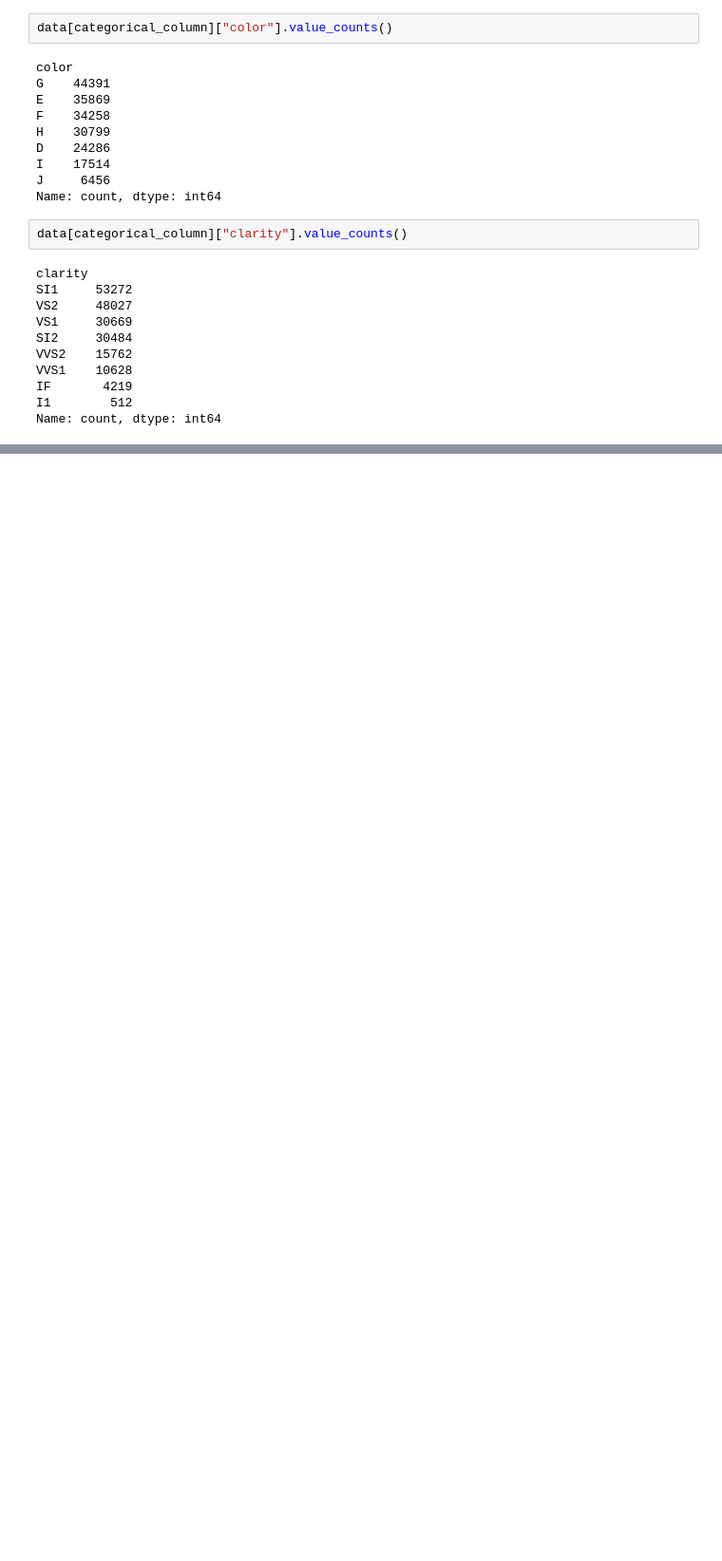
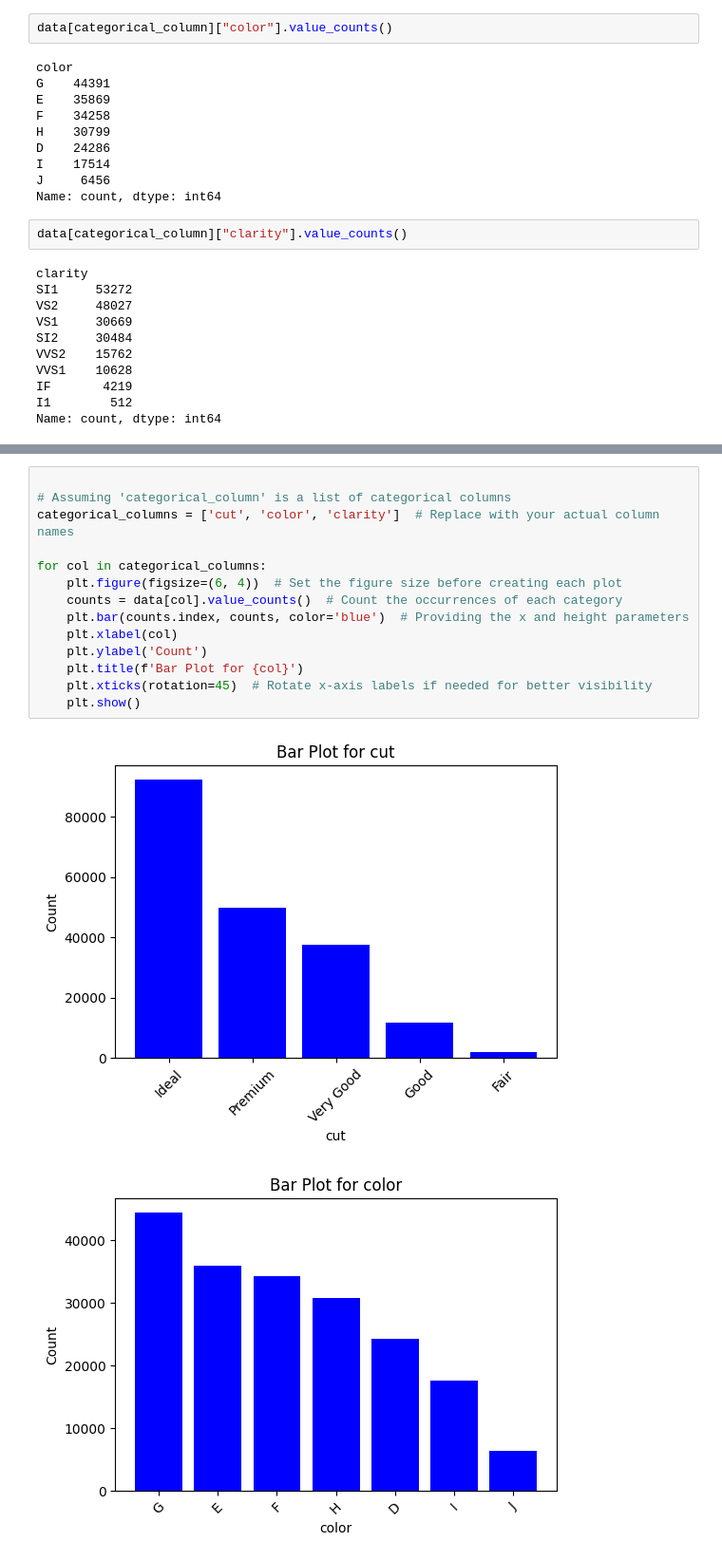
Before and after one commit to AakashJagat/DiamondPricePredictionProject, a Jupyter notebook: notebooks/research.ipynb, the cells around one changed output, grey strips where cells are left out. Shown at 95% size. Drawn from its saved outputs; the diff is of its cells as text; blank space fills up the shorter version.

```diff
--- a/notebooks/research.ipynb
+++ b/notebooks/research.ipynb
@@ -220,0 +241,17 @@ Name: count, dtype: int64
+# %%
+
+# Assuming 'categorical_column' is a list of categorical columns
+categorical_columns = ['cut', 'color', 'clarity']  # Replace with your actual column names
+
+for col in categorical_columns:
+    plt.figure(figsize=(6, 4))  # Set the figure size before creating each plot
+    counts = data[col].value_counts()  # Count the occurrences of each category
+    plt.bar(counts.index, counts, color='blue')  # Providing the x and height parameters
+    plt.xlabel(col)
+    plt.ylabel('Count')
+    plt.title(f'Bar Plot for {col}')
+    plt.xticks(rotation=45)  # Rotate x-axis labels if needed for better visibility
+    plt.show()
+# %% [output]
+[figure, added]
+[figure, added]
```
Also changed, not shown: parts of 9 cells of this notebook, 1 other file.
